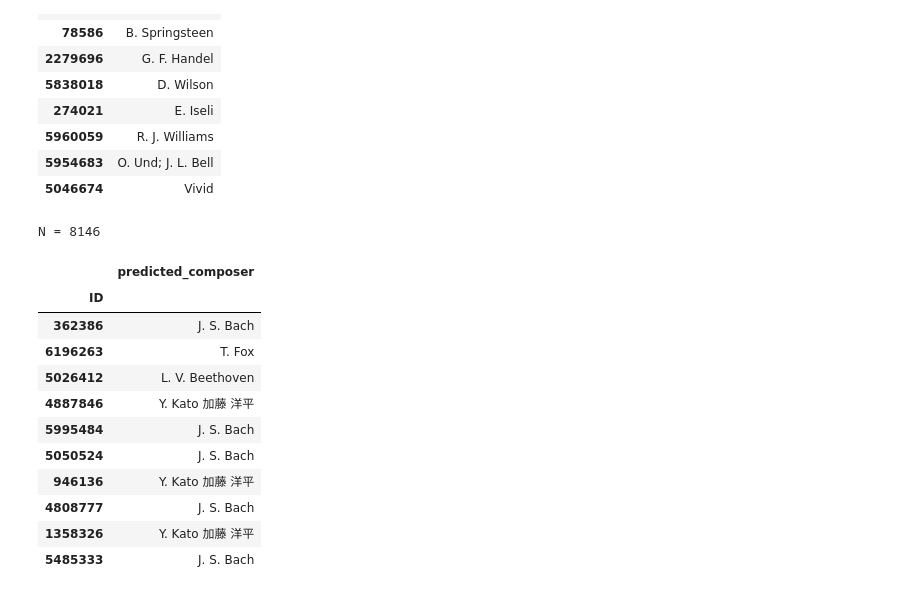
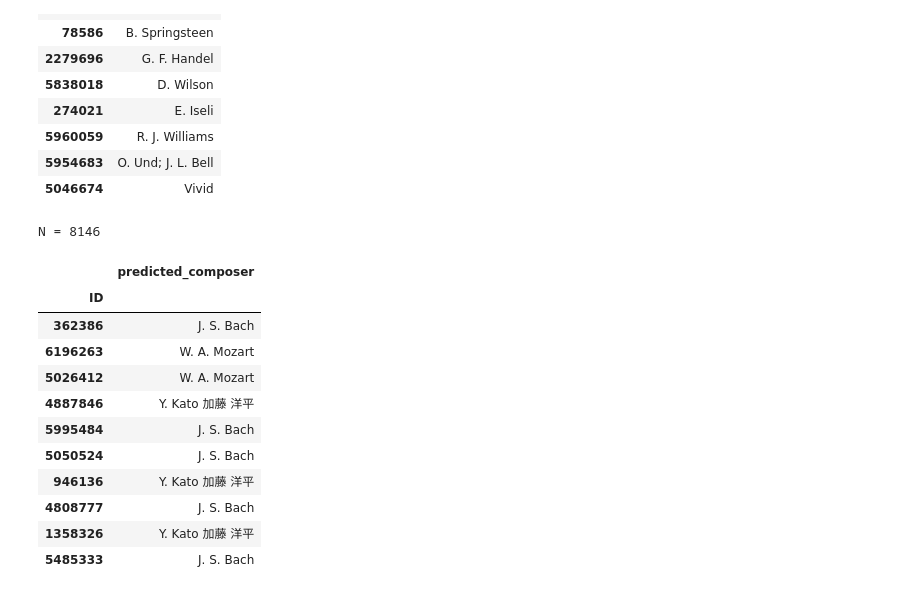
Before and after one commit to CS433-DCML-2022/ComposersClassifier, a Jupyter notebook: final_git_arch/results_analysis/results_analysis.ipynb, the cells around one changed output. Drawn from its saved outputs; the diff is of its cells as text; code cells hidden in the pictures.

```diff
--- a/final_git_arch/results_analysis/results_analysis.ipynb
+++ b/final_git_arch/results_analysis/results_analysis.ipynb
@@ -33,21 +33,21 @@ top_composers=['J. S. Bach', 'Y. Kato  加藤 洋平', 'W. A. Mozart', 'P. F. Ca
 # %%
 trunc_labels=true_labels[true_labels['composer'].apply(lambda x: x in top_composers)]
 # %%
-predicted_labels = pd.read_csv("./predictions.tsv",
+predicted_labels = pd.read_csv("../data/predictions.tsv",
                  sep="\t",
                  escapechar='\\',
                  index_col=0)
 N = len(predicted_labels.index)
 print(f"N = {N}")
 predicted_labels.set_index('ID', inplace=True)
 predicted_labels.head(10)
 # %% [output]
 N = 8146
 |  | predicted_composer |
 | ID |  |
 | 362386 | J. S. Bach |
-| 6196263 | T. Fox |
-| 5026412 | L. V. Beethoven |
+| 6196263 | W. A. Mozart |
+| 5026412 | W. A. Mozart |
 | 4887846 | Y. Kato 加藤 洋平 |
 | 5995484 | J. S. Bach |
 | 5050524 | J. S. Bach |
```
Also changed, not shown: parts of 3 cells of this notebook, 4 other files.
